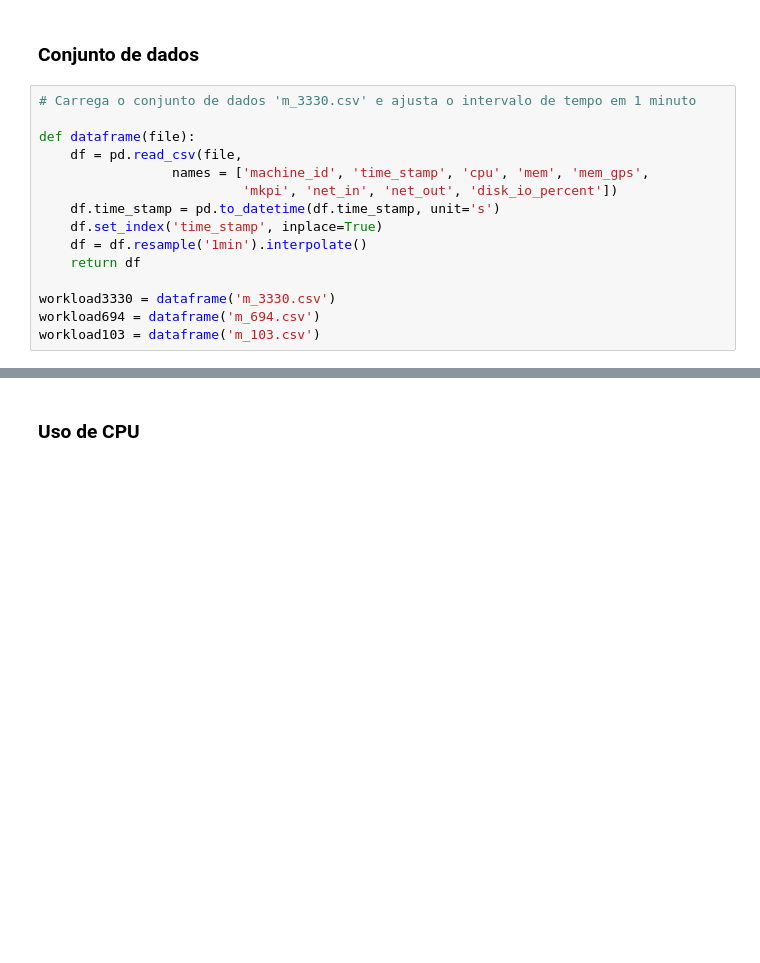
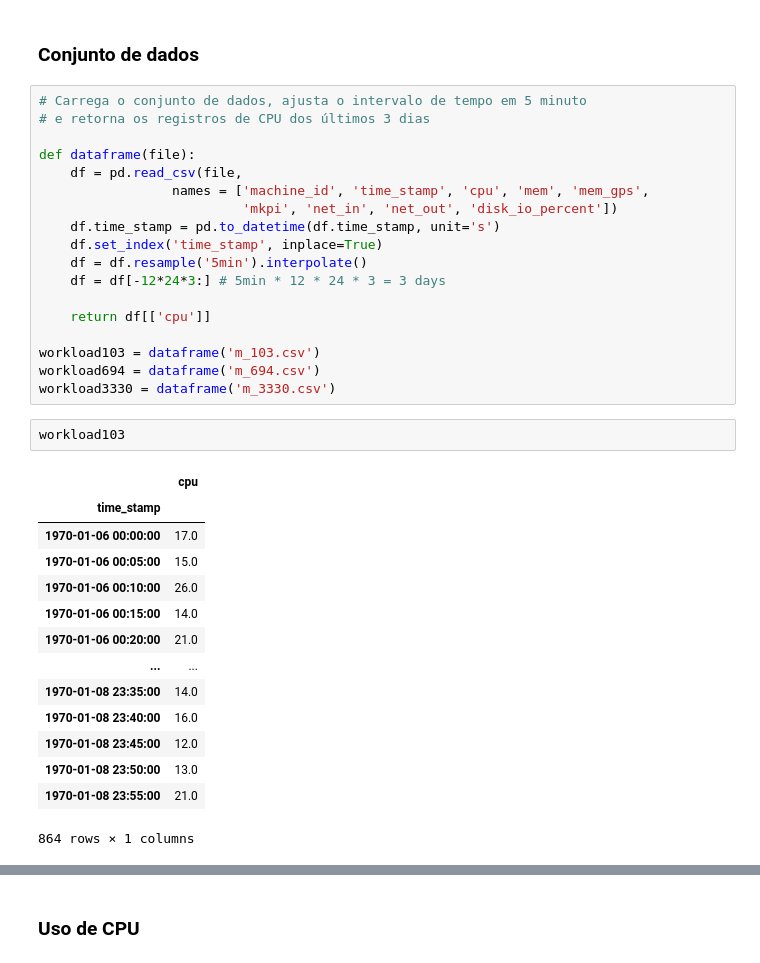
Before and after one commit to dssantos/cloud-predict, a Jupyter notebook: Dataset.ipynb, the cells around one changed output, grey strips where cells are left out. Saved outputs shown, nothing was run; the diff lists cells and outputs as text; blank space fills up the shorter version.

```diff
--- a/Dataset.ipynb
+++ b/Dataset.ipynb
@@ -13,7 +13,8 @@ from statsmodels.tsa.stattools import adfuller
 # %% [markdown]
 ### Conjunto de dados
 # %%
-# Carrega o conjunto de dados 'm_3330.csv' e ajusta o intervalo de tempo em 1 minuto
+# Carrega o conjunto de dados, ajusta o intervalo de tempo em 5 minuto
+# e retorna os registros de CPU dos últimos 3 dias
 
 def dataframe(file):
     df = pd.read_csv(file,
@@ -21,9 +22,28 @@ def dataframe(file):
                           'mkpi', 'net_in', 'net_out', 'disk_io_percent'])
     df.time_stamp = pd.to_datetime(df.time_stamp, unit='s')
     df.set_index('time_stamp', inplace=True)
-    df = df.resample('1min').interpolate()
-    return df
+    df = df.resample('5min').interpolate()
+    df = df[-12*24*3:] # 5min * 12 * 24 * 3 = 3 days
 
+    return df[['cpu']]
+
+workload103 = dataframe('m_103.csv')
+workload694 = dataframe('m_694.csv')
 workload3330 = dataframe('m_3330.csv')
-workload694 = dataframe('m_694.csv')
-workload103 = dataframe('m_103.csv')
+# %%
+workload103
+# %% [output]
+|  | cpu |
+| time_stamp |  |
+| 1970-01-06 00:00:00 | 17.0 |
+| 1970-01-06 00:05:00 | 15.0 |
+| 1970-01-06 00:10:00 | 26.0 |
+| 1970-01-06 00:15:00 | 14.0 |
+| 1970-01-06 00:20:00 | 21.0 |
+| ... | ... |
+| 1970-01-08 23:35:00 | 14.0 |
+| 1970-01-08 23:40:00 | 16.0 |
+| 1970-01-08 23:45:00 | 12.0 |
+| 1970-01-08 23:50:00 | 13.0 |
+| 1970-01-08 23:55:00 | 21.0 |
+864 rows × 1 columns
```
Also changed, not shown: parts of 9 cells of this notebook.
